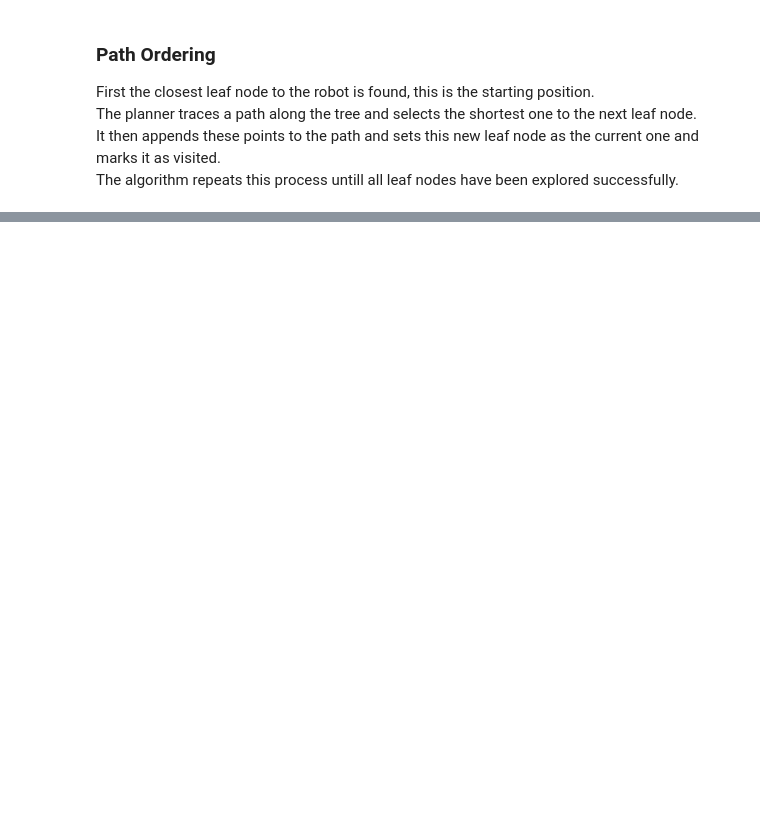
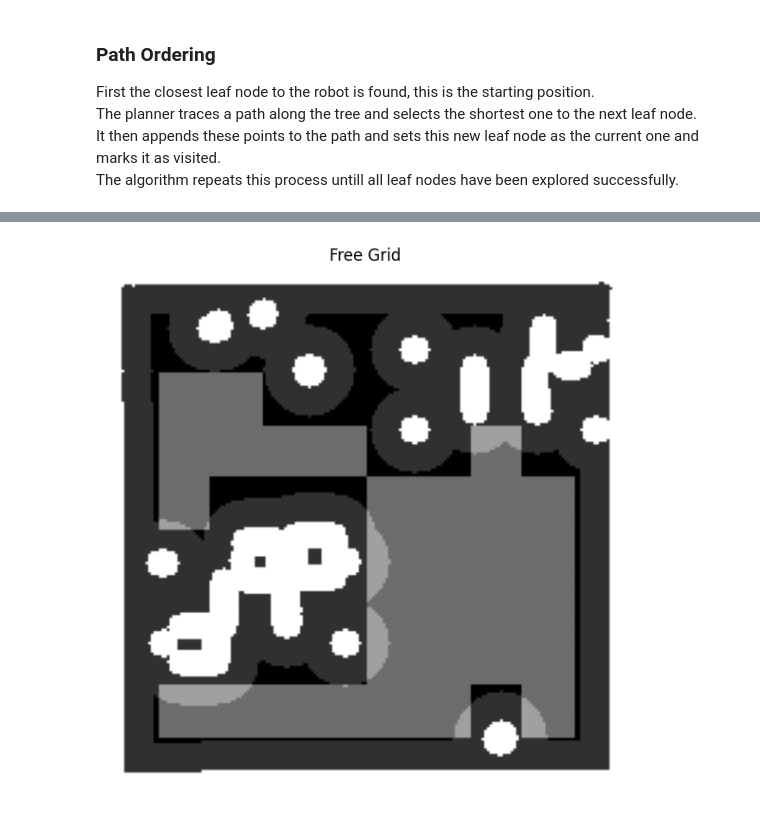
Before and after one commit to machine0herald/Mirte_Lab_Clean, a Jupyter notebook: mirte_lc_nav2/mirte_lc_nav2/test_nav.ipynb, the cells around one changed output, grey strips where cells are left out. Drawn from its saved outputs; the diff is of its cells as text; code cells hidden in the pictures; blank space fills up the shorter version.

Commit message:
added spanningtree algorithm

```diff
--- a/mirte_lc_nav2/mirte_lc_nav2/test_nav.ipynb
+++ b/mirte_lc_nav2/mirte_lc_nav2/test_nav.ipynb
@@ -367,0 +364,3 @@ found 9 leaf nodes
+# %%
+navigator = SpanningTreePath(scale=0.05)
+navigator.update_map(map_img)
@@ -367,0 +371,21 @@ found 9 leaf nodes
+# %%
+grid = navigator.sample_map(navigator.binary_costmap, navigator.scale)
+
+overlay = cv2.resize(
+    grid,
+    (map_img.shape[1], map_img.shape[0]),
+    interpolation=cv2.INTER_NEAREST
+)
+
+result = cv2.addWeighted(
+    map_img,
+    0.7,
+    overlay,
+    0.3,
+    0
+)
+
+show_imgs([result],
+         ['Free Grid'])
+# %% [output]
+[figure, added]
```
Also changed, not shown: parts of 11 cells of this notebook, 7 other files.
